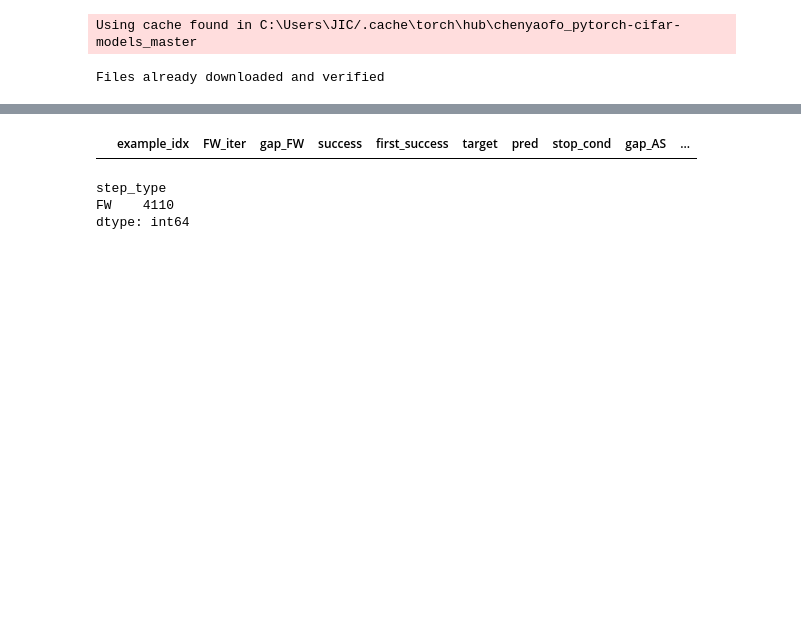
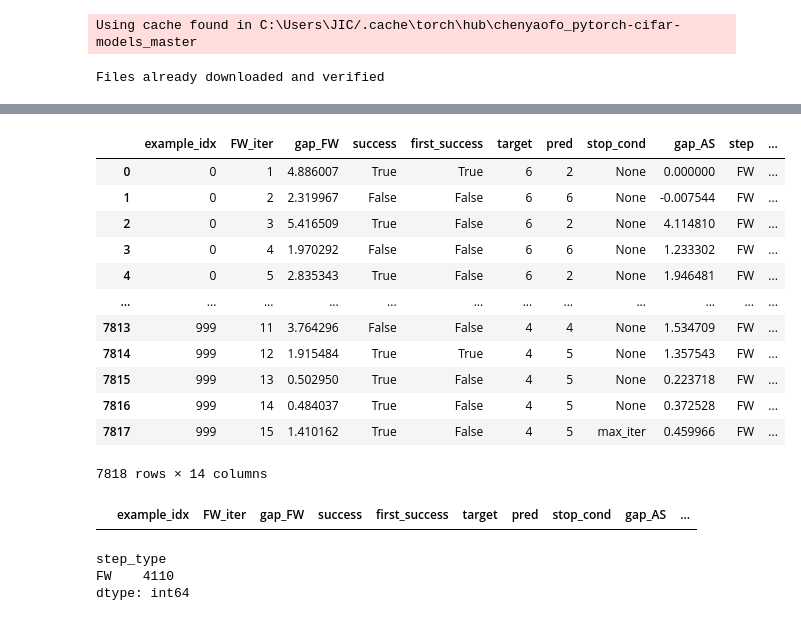
Before and after one commit to TannerAGraves/FW-variants-for-WB-Adversarial-Attacks, a Jupyter notebook: test attacks.ipynb, the cells around one changed output, grey strips where cells are left out. Cells and saved outputs as stored; diff of their text form; code cells hidden in the pictures; blank space fills up the shorter version.

```diff
--- a/test attacks.ipynb
+++ b/test attacks.ipynb
@@ -101,3 +120,19 @@ Epsilon: 0.005  Correct Classifications (Failed Attacks) = 47 / 1000 = 0.047
+# %%
+hist_dfs[1]
+# %% [output]
+|  | example_idx | FW_iter | gap_FW | success | first_success | target | pred | stop_cond | gap_AS | step | ... |
+| 0 | 0 | 1 | 4.886007 | True | True | 6 | 2 | None | 0.000000 | FW | ... |
+| 1 | 0 | 2 | 2.319967 | False | False | 6 | 6 | None | -0.007544 | FW | ... |
+| 2 | 0 | 3 | 5.416509 | True | False | 6 | 2 | None | 4.114810 | FW | ... |
+| 3 | 0 | 4 | 1.970292 | False | False | 6 | 6 | None | 1.233302 | FW | ... |
+| 4 | 0 | 5 | 2.835343 | True | False | 6 | 2 | None | 1.946481 | FW | ... |
+| ... | ... | ... | ... | ... | ... | ... | ... | ... | ... | ... | ... |
+| 7813 | 999 | 11 | 3.764296 | False | False | 4 | 4 | None | 1.534709 | FW | ... |
+| 7814 | 999 | 12 | 1.915484 | True | True | 4 | 5 | None | 1.357543 | FW | ... |
+| 7815 | 999 | 13 | 0.502950 | True | False | 4 | 5 | None | 0.223718 | FW | ... |
+| 7816 | 999 | 14 | 0.484037 | True | False | 4 | 5 | None | 0.372528 | FW | ... |
+| 7817 | 999 | 15 | 1.410162 | True | False | 4 | 5 | max_iter | 0.459966 | FW | ... |
+7818 rows × 14 columns
 # %%
 hist[hist['gap_FW'] < hist['gap_FW']]
 # %% [output]
```
Also changed, not shown: parts of 7 cells of this notebook, 1 other file.
